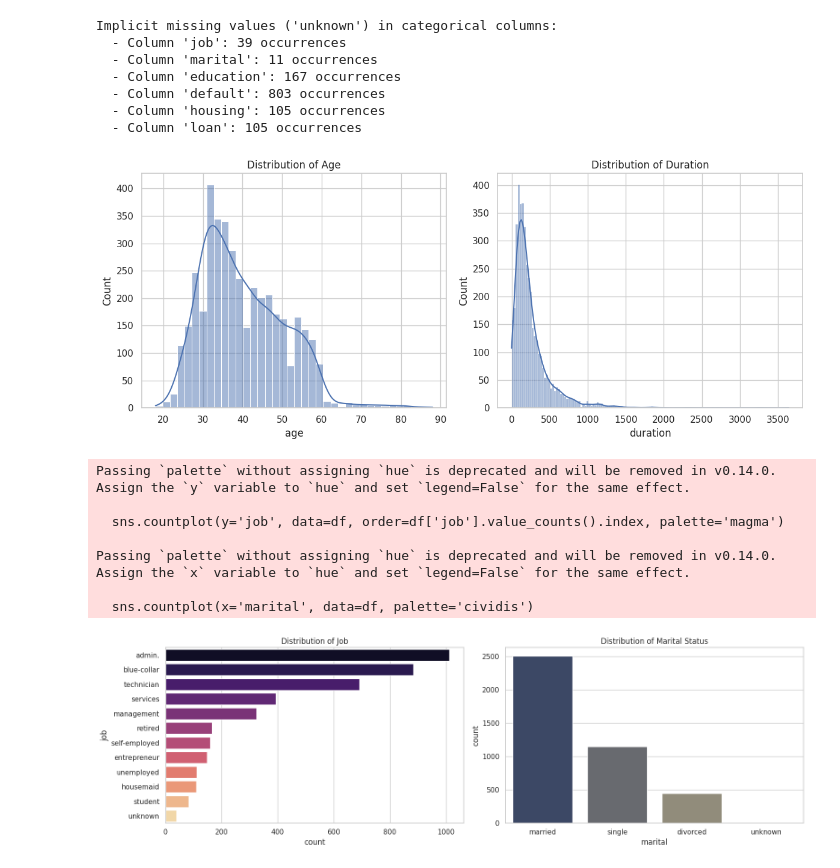
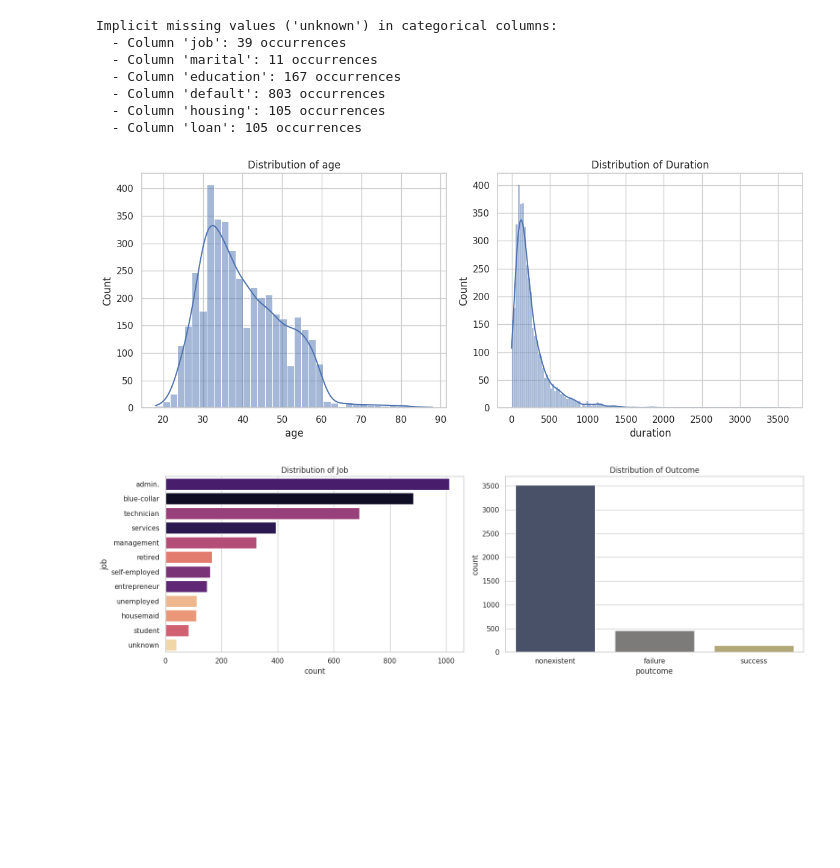
Before and after one commit to jbeeksieu2023-del/ML-fundamentals-2026, a Jupyter notebook: assignment_1_jade_beeksieu.ipynb, the cells around one changed output. Cells and saved outputs as stored; diff of their text form; code cells hidden in the pictures; blank space fills up the shorter version.

```diff
--- a/assignment_1_jade_beeksieu.ipynb
+++ b/assignment_1_jade_beeksieu.ipynb
@@ -280,38 +286,31 @@ Implicit missing values ('unknown') in categorical columns:
 # %%
 # Visualize distributions of two numerical variables
 plt.figure(figsize=(12, 5))
 
 plt.subplot(1, 2, 1)
 sns.histplot(df['age'], kde=True)
-plt.title('Distribution of Age')
+plt.title('Distribution of age')
 
 plt.subplot(1, 2, 2)
 sns.histplot(df['duration'], kde=True)
 plt.title('Distribution of Duration')
 
 plt.tight_layout()
 plt.show()
 
 # Visualize distributions of two categorical variables
 plt.figure(figsize=(16, 5))
 
 plt.subplot(1, 2, 1)
-sns.countplot(y='job', data=df, order=df['job'].value_counts().index, palette='magma')
+sns.countplot(y='job', data=df, order=df['job'].value_counts().index, palette='magma', hue='job', legend=False)
 plt.title('Distribution of Job')
 
 plt.subplot(1, 2, 2)
-sns.countplot(x='marital', data=df, palette='cividis')
-plt.title('Distribution of Marital Status')
+sns.countplot(x='poutcome', data=df, palette='cividis', hue='poutcome', legend=False)
+plt.title('Distribution of Outcome')
 
 plt.tight_layout()
 plt.show()
 # %% [output]
 [figure]
-Passing `palette` without assigning `hue` is deprecated and will be removed in v0.14.0. Assign the `y` variable to `hue` and set `legend=False` for the same effect.
-
-  sns.countplot(y='job', data=df, order=df['job'].value_counts().index, palette='magma')
-
-Passing `palette` without assigning `hue` is deprecated and will be removed in v0.14.0. Assign the `x` variable to `hue` and set `legend=False` for the same effect.
-
-  sns.countplot(x='marital', data=df, palette='cividis')
-[figure, old version]
+[figure, new version]
```
Also changed, not shown: parts of 11 cells of this notebook.
